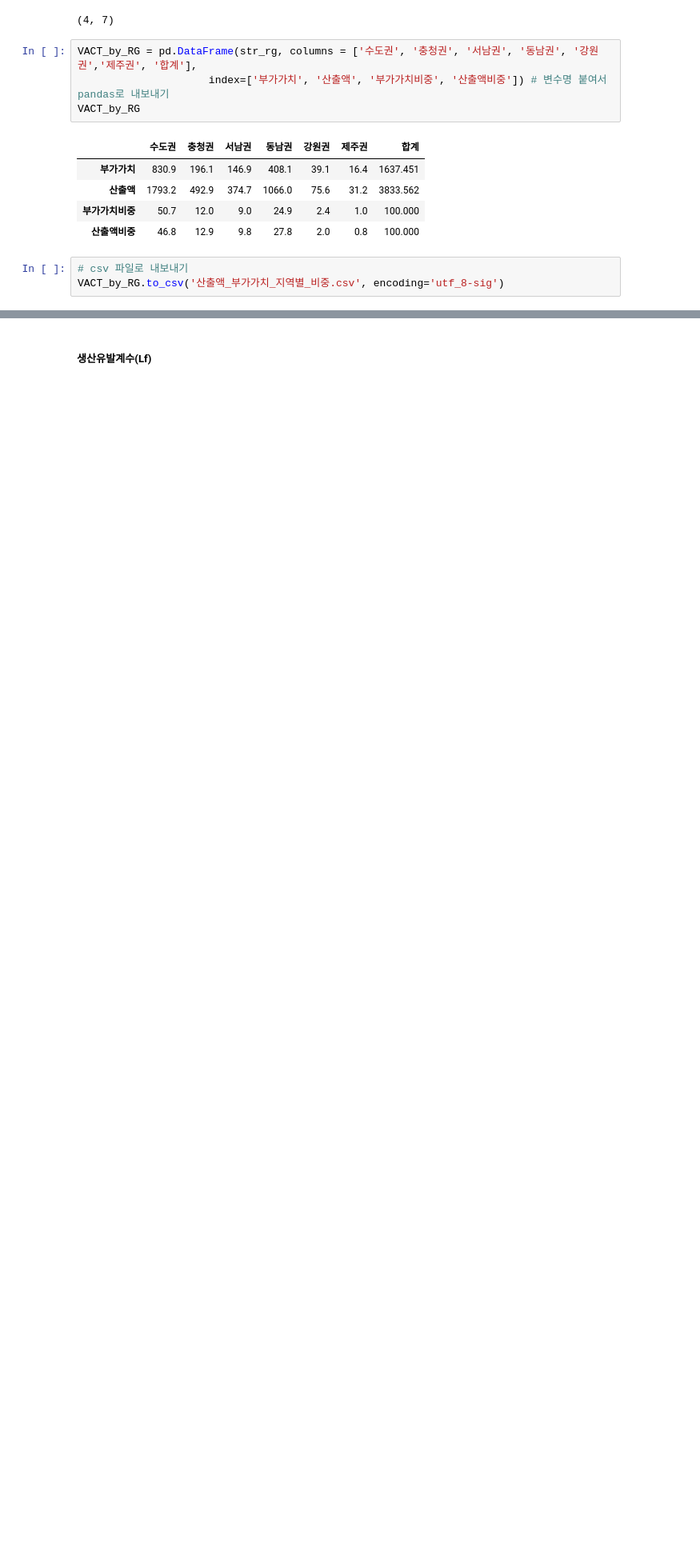
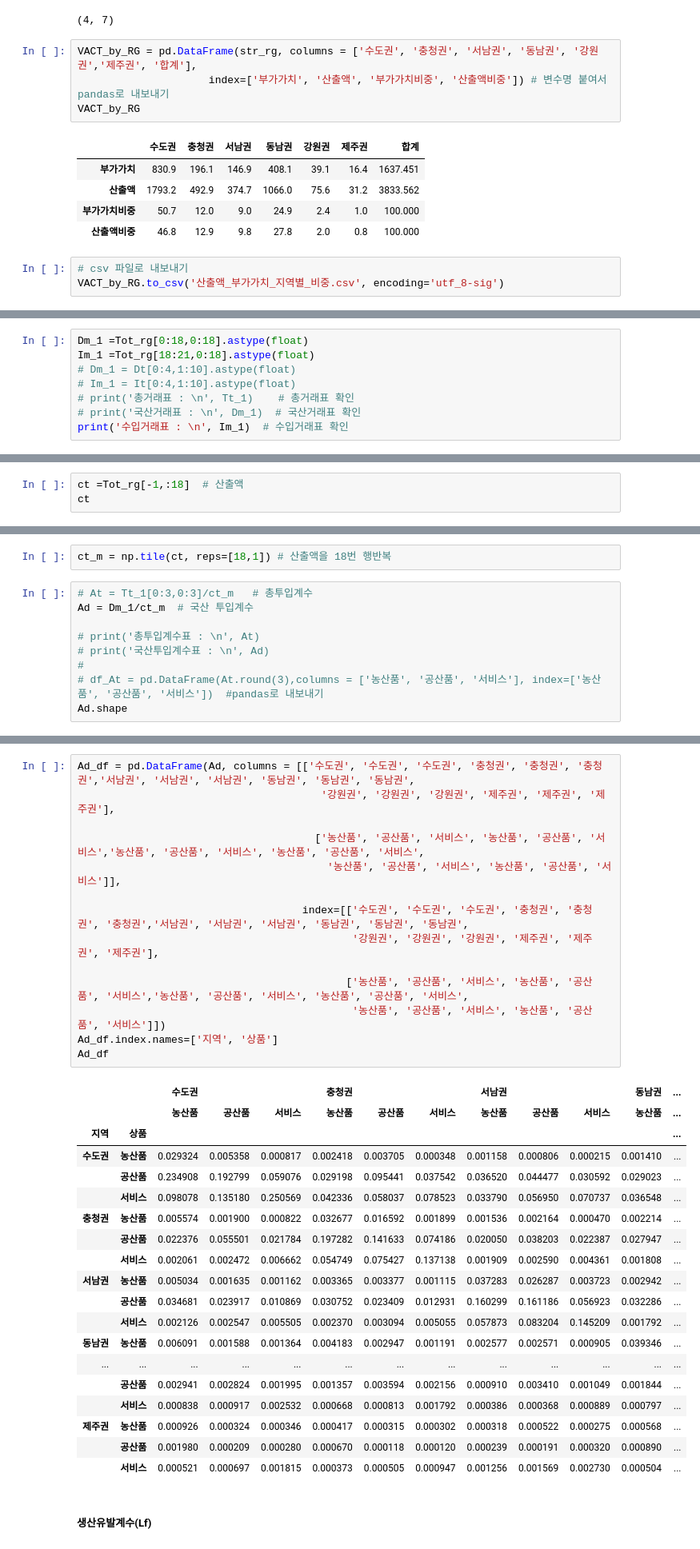
Before and after one commit to Tom-Jung/legendary-funicular, a Jupyter notebook: Regional_IO.ipynb, the cells around one changed output, grey strips where cells are left out. Shown at 80% size. Drawn from its saved outputs; the diff is of its cells as text; blank space fills up the shorter version.

```diff
--- a/Regional_IO.ipynb
+++ b/Regional_IO.ipynb
@@ -761,0 +495,8 @@ df_Ad = pd.DataFrame(Ad.round(3),columns = ['농산품', '공산품', '서비스
+# %%
+Dm_1 =Tot_rg[0:18,0:18].astype(float)
+Im_1 =Tot_rg[18:21,0:18].astype(float)
+# Dm_1 = Dt[0:4,1:10].astype(float)
+# Im_1 = It[0:4,1:10].astype(float)
+# print('총거래표 : \n', Tt_1)    # 총거래표 확인
+# print('국산거래표 : \n', Dm_1)  # 국산거래표 확인
+print('수입거래표 : \n', Im_1)  # 수입거래표 확인
@@ -761,0 +520,3 @@ df_Ad = pd.DataFrame(Ad.round(3),columns = ['농산품', '공산품', '서비스
+# %%
+ct =Tot_rg[-1,:18]  # 산출액
+ct
@@ -761,0 +529,11 @@ df_Ad = pd.DataFrame(Ad.round(3),columns = ['농산품', '공산품', '서비스
+# %%
+ct_m = np.tile(ct, reps=[18,1]) # 산출액을 18번 행반복
+# %%
+# At = Tt_1[0:3,0:3]/ct_m   # 총투입계수
+Ad = Dm_1/ct_m  # 국산 투입계수
+
+# print('총투입계수표 : \n', At)
+# print('국산투입계수표 : \n', Ad)
+#
+# df_At = pd.DataFrame(At.round(3),columns = ['농산품', '공산품', '서비스'], index=['농산품', '공산품', '서비스'])  #pandas로 내보내기
+Ad.shape
@@ -762,2 +542,36 @@ df_Ad = pd.DataFrame(Ad.round(3),columns = ['농산품', '공산품', '서비스
+# %%
+Ad_df = pd.DataFrame(Ad, columns = [['수도권', '수도권', '수도권', '충청권', '충청권', '충청권','서남권', '서남권', '서남권', '동남권', '동남권', '동남권',
+                                       '강원권', '강원권', '강원권', '제주권', '제주권', '제주권'],
+
+                                      ['농산품', '공산품', '서비스', '농산품', '공산품', '서비스','농산품', '공산품', '서비스', '농산품', '공산품', '서비스',
+                                        '농산품', '공산품', '서비스', '농산품', '공산품', '서비스']],
+
+                                    index=[['수도권', '수도권', '수도권', '충청권', '충청권', '충청권','서남권', '서남권', '서남권', '동남권', '동남권', '동남권',
+                                            '강원권', '강원권', '강원권', '제주권', '제주권', '제주권'],
+
+                                           ['농산품', '공산품', '서비스', '농산품', '공산품', '서비스','농산품', '공산품', '서비스', '농산품', '공산품', '서비스',
+                                            '농산품', '공산품', '서비스', '농산품', '공산품', '서비스']])
+Ad_df.index.names=['지역', '상품']
+Ad_df
+# %% [output]
+|  |  | 수도권 |  |  | 충청권 |  |  | 서남권 |  |  | 동남권 | ... |
+|  |  | 농산품 | 공산품 | 서비스 | 농산품 | 공산품 | 서비스 | 농산품 | 공산품 | 서비스 | 농산품 | ... |
+| 지역 | 상품 |  |  |  |  |  |  |  |  |  |  | ... |
+| 수도권 | 농산품 | 0.029324 | 0.005358 | 0.000817 | 0.002418 | 0.003705 | 0.000348 | 0.001158 | 0.000806 | 0.000215 | 0.001410 | ... |
+|  | 공산품 | 0.234908 | 0.192799 | 0.059076 | 0.029198 | 0.095441 | 0.037542 | 0.036520 | 0.044477 | 0.030592 | 0.029023 | ... |
+|  | 서비스 | 0.098078 | 0.135180 | 0.250569 | 0.042336 | 0.058037 | 0.078523 | 0.033790 | 0.056950 | 0.070737 | 0.036548 | ... |
+| 충청권 | 농산품 | 0.005574 | 0.001900 | 0.000822 | 0.032677 | 0.016592 | 0.001899 | 0.001536 | 0.002164 | 0.000470 | 0.002214 | ... |
+|  | 공산품 | 0.022376 | 0.055501 | 0.021784 | 0.197282 | 0.141633 | 0.074186 | 0.020050 | 0.038203 | 0.022387 | 0.027947 | ... |
+|  | 서비스 | 0.002061 | 0.002472 | 0.006662 | 0.054749 | 0.075427 | 0.137138 | 0.001909 | 0.002590 | 0.004361 | 0.001808 | ... |
+| 서남권 | 농산품 | 0.005034 | 0.001635 | 0.001162 | 0.003365 | 0.003377 | 0.001115 | 0.037283 | 0.026287 | 0.003723 | 0.002942 | ... |
+|  | 공산품 | 0.034681 | 0.023917 | 0.010869 | 0.030752 | 0.023409 | 0.012931 | 0.160299 | 0.161186 | 0.056923 | 0.032286 | ... |
+|  | 서비스 | 0.002126 | 0.002547 | 0.005505 | 0.002370 | 0.003094 | 0.005055 | 0.057873 | 0.083204 | 0.145209 | 0.001792 | ... |
+| 동남권 | 농산품 | 0.006091 | 0.001588 | 0.001364 | 0.004183 | 0.002947 | 0.001191 | 0.002577 | 0.002571 | 0.000905 | 0.039346 | ... |
+| ... | ... | ... | ... | ... | ... | ... | ... | ... | ... | ... | ... | ... |
+|  | 공산품 | 0.002941 | 0.002824 | 0.001995 | 0.001357 | 0.003594 | 0.002156 | 0.000910 | 0.003410 | 0.001049 | 0.001844 | ... |
+|  | 서비스 | 0.000838 | 0.000917 | 0.002532 | 0.000668 | 0.000813 | 0.001792 | 0.000386 | 0.000368 | 0.000889 | 0.000797 | ... |
+| 제주권 | 농산품 | 0.000926 | 0.000324 | 0.000346 | 0.000417 | 0.000315 | 0.000302 | 0.000318 | 0.000522 | 0.000275 | 0.000568 | ... |
+|  | 공산품 | 0.001980 | 0.000209 | 0.000280 | 0.000670 | 0.000118 | 0.000120 | 0.000239 | 0.000191 | 0.000320 | 0.000890 | ... |
+|  | 서비스 | 0.000521 | 0.000697 | 0.001815 | 0.000373 | 0.000505 | 0.000947 | 0.001256 | 0.001569 | 0.002730 | 0.000504 | ... |
 # %% [markdown]
 ##### 생산유발계수(Lf)
```
Also changed, not shown: parts of 115 cells of this notebook.
